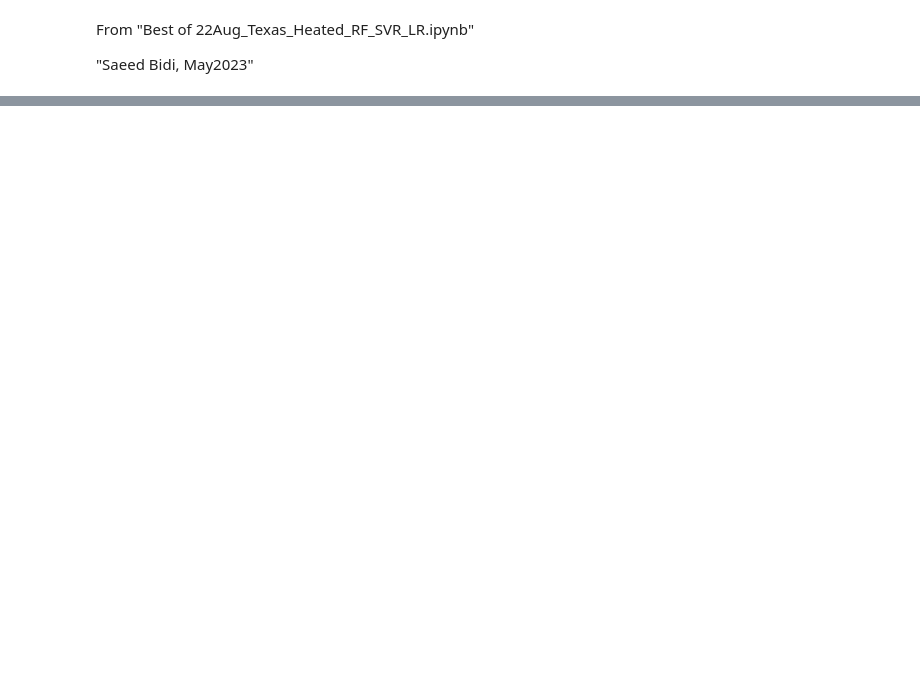
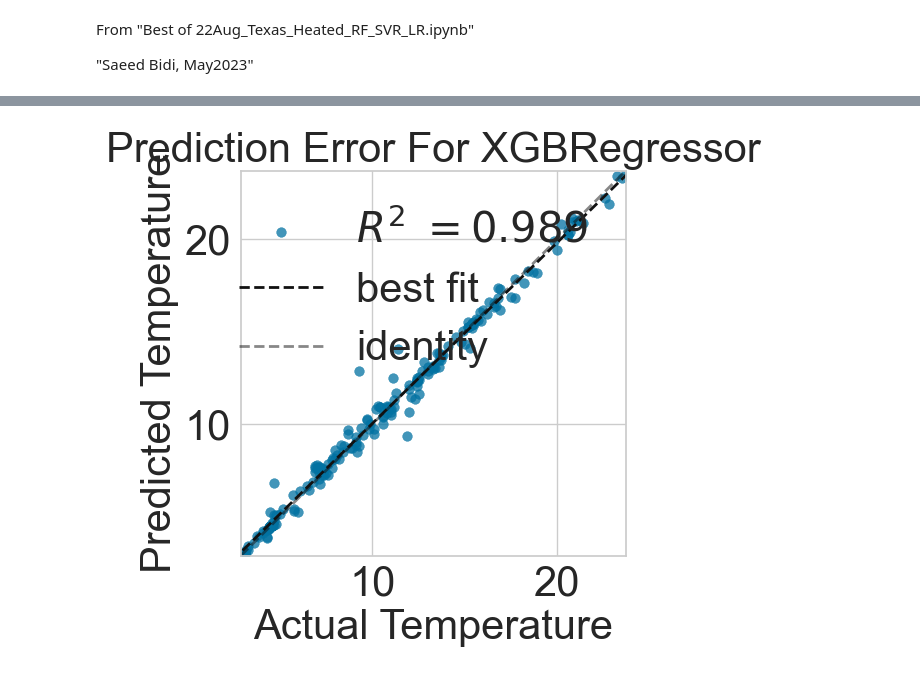
Before and after one commit to saeedbidi/ML_TemperatureModelling, a Jupyter notebook: Code_ML_Temperature.ipynb, the cells around one changed output, grey strips where cells are left out. Saved outputs shown, nothing was run; the diff lists cells and outputs as text; code cells hidden in the pictures; blank space fills up the shorter version.

```diff
--- a/Code_ML_Temperature.ipynb
+++ b/Code_ML_Temperature.ipynb
@@ -120,0 +181,33 @@ plt.show()
+# %%
+#https://www.scikit-yb.org/en/latest/matplotlib.
+#https://www.scikit-yb.org/en/latest/faq.html
+
+
+#regressor = XGBRegressor()
+# regressor = RandomForestRegressor()
+#regressor = LinearRegression()
+#regressor = SVR(kernel = 'linear')
+#regressor = KNeighborsRegressor(n_neighbors=3)
+# Fit the visualizer
+model = PredictionError(regressor)
+model.fit(xtrain, ytrain)
+model.score(xtest, ytest)
+
+
+
+# Call finalize to draw the final yellowbrick-specific elements
+model.finalize()
+
+# Get access to the axes object and modify labels
+size = 30
+
+model.ax.set_xlabel("Actual Temperature",fontsize=size)
+model.ax.set_ylabel("Predicted Temperature",fontsize=size)
+model.ax.legend(fontsize=size)
+model.ax.tick_params(axis="x", labelsize=size)
+model.ax.tick_params(axis="y", labelsize=size)
+plt.title(f'Prediction Error For {regressor_name}', fontsize=size)
+plt.savefig(f'Output/PredictionError with {regressor_name}.png')
+# files.download("RandomForestRegressor.png")
+# %% [output]
+[figure, added]
```
Also changed, not shown: parts of 22 cells of this notebook, 34 other files.
